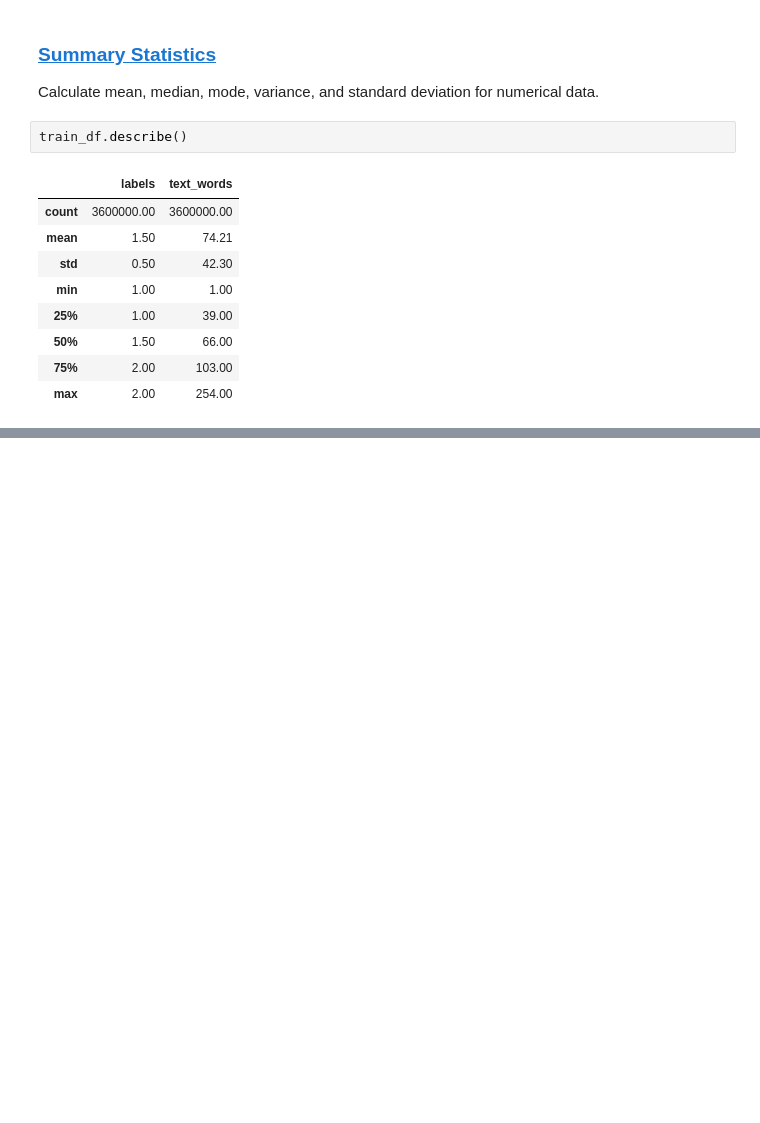
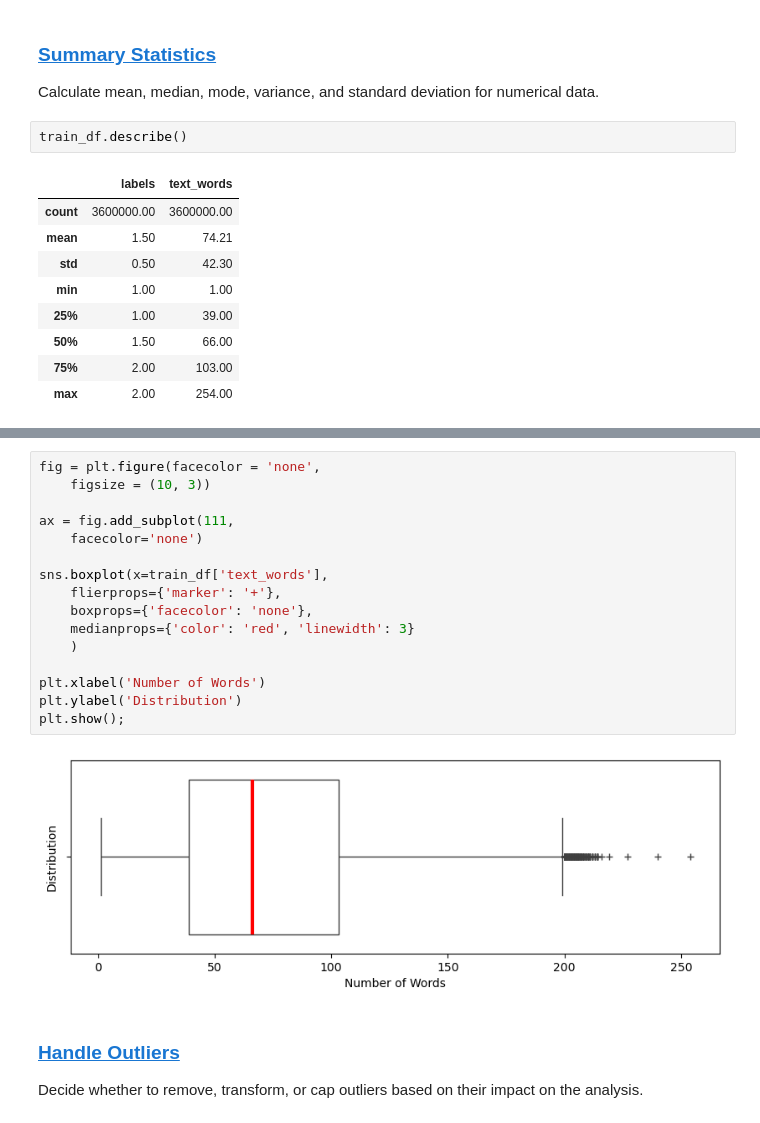
Before and after one commit to inesgcalvo/customer_review_classifier, a Jupyter notebook: notebook/02_exploratory_data_analysis.ipynb, the cells around one changed output, grey strips where cells are left out. Drawn from its saved outputs; the diff is of its cells as text; blank space fills up the shorter version.

```diff
--- a/notebook/02_exploratory_data_analysis.ipynb
+++ b/notebook/02_exploratory_data_analysis.ipynb
@@ -360,0 +347,21 @@ Conduct statistical tests (e.g., t-tests, chi-square tests) to validate hypothes
+# %%
+fig = plt.figure(facecolor = 'none',
+    figsize = (10, 3))
+
+ax = fig.add_subplot(111,
+    facecolor='none')
+
+sns.boxplot(x=train_df['text_words'],
+    flierprops={'marker': '+'},
+    boxprops={'facecolor': 'none'},
+    medianprops={'color': 'red', 'linewidth': 3}
+    )
+
+plt.xlabel('Number of Words')
+plt.ylabel('Distribution')
+plt.show();
+# %% [output]
+[figure, added]
+# %% [markdown]
+### <a id='toc1_6_2_'></a>[Handle Outliers](#toc0_)
+Decide whether to remove, transform, or cap outliers based on their impact on the analysis.
```
Also changed, not shown: parts of 14 cells of this notebook, 1 other file.
